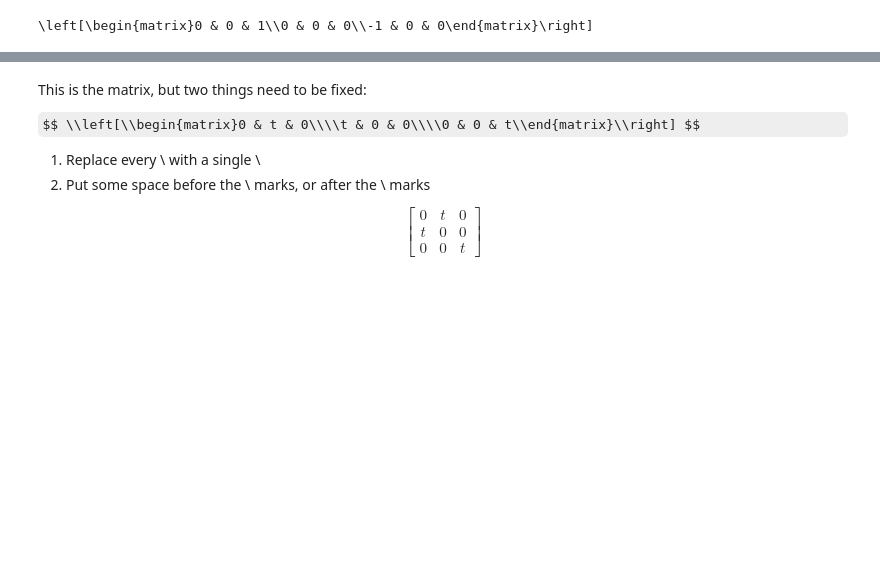
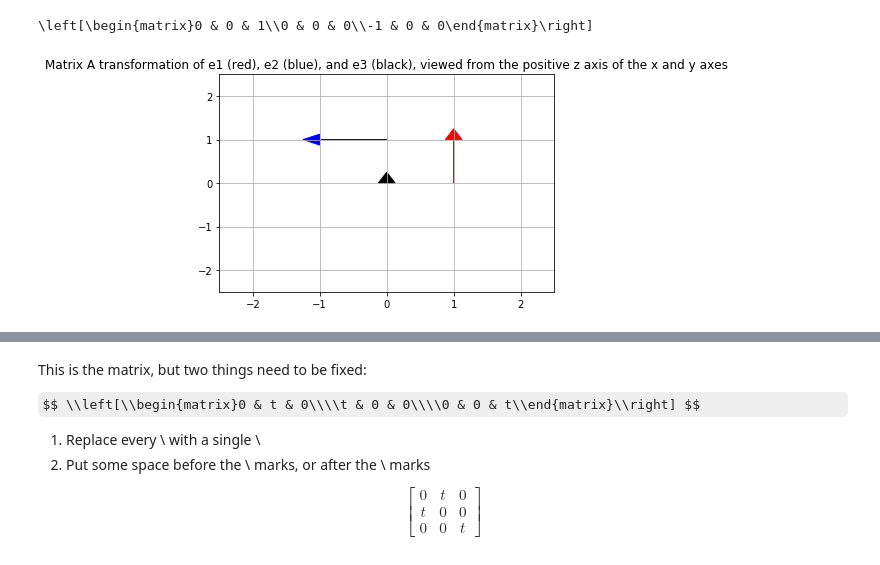
Before and after one commit to aaugustine130/AdvLinearAlgebra, a Jupyter notebook: Copy_of_Project_1_Tangent_vectors_and_transformations.ipynb, the cells around one changed output, grey strips where cells are left out. Saved outputs shown, nothing was run; the diff lists cells and outputs as text; code cells hidden in the pictures; some formulas as TeX source; blank space fills up the shorter version.

```diff
--- a/Copy_of_Project_1_Tangent_vectors_and_transformations.ipynb
+++ b/Copy_of_Project_1_Tangent_vectors_and_transformations.ipynb
@@ -287,0 +286,20 @@ import matplotlib.pyplot as plt
+# %%
+import matplotlib.pyplot as plt
+
+ax = plt.axes()
+
+ax.arrow(1,0,0,1, head_width = 0.25, head_length = 0.25, fc = 'red', ec = 'red')
+ax.arrow(0,1,-1,0, head_width = 0.25, head_length = 0.25, fc = 'blue', ec = 'blue')
+ax.arrow(0,0,0,0, head_width = 0.25, head_length = 0.25, fc = 'black', ec = 'black')
+
+plt.grid()
+
+plt.xlim(-2.5,2.5)
+plt.ylim(-2.5,2.5)
+
+plt.title('Matrix A transformation of e1 (red), e2 (blue), and e3 (black), viewed from the positive z axis of the x and y axes')
+
+plt.show()
+plt.close()
+# %% [output]
+[figure, added]
```
Also changed, not shown: parts of 10 cells of this notebook.
